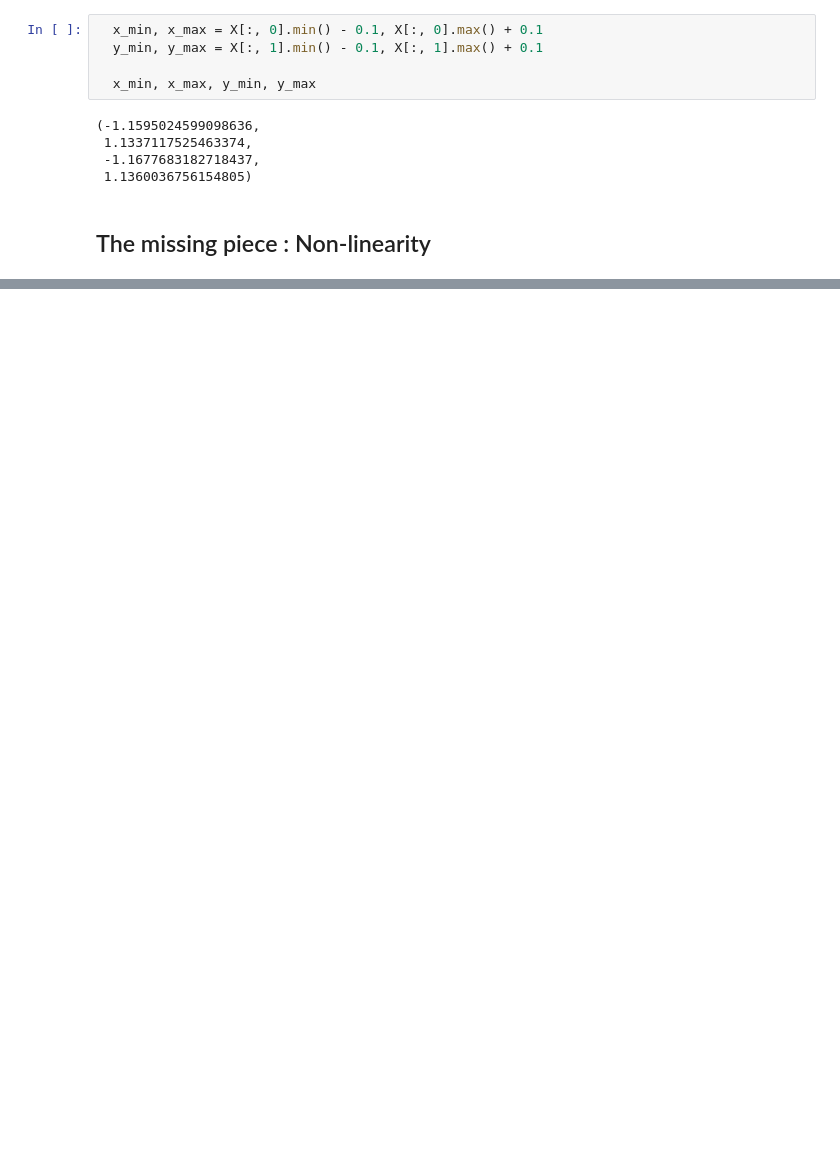
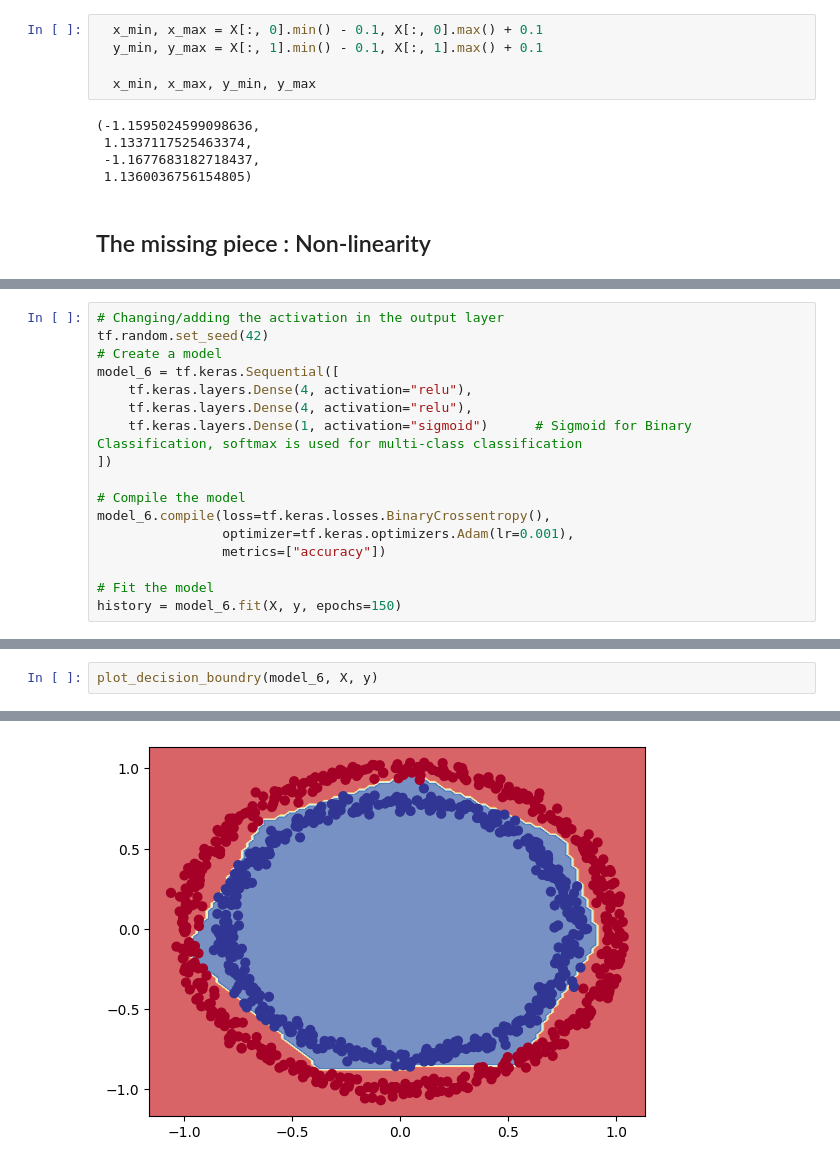
Before and after one commit to sagar2582/TensorFlow, a Jupyter notebook: 02_Neural_network_classification.ipynb, the cells around one changed output, grey strips where cells are left out. Saved outputs shown, nothing was run; the diff lists cells and outputs as text; blank space fills up the shorter version.

```diff
--- a/02_Neural_network_classification.ipynb
+++ b/02_Neural_network_classification.ipynb
@@ -249,0 +301,17 @@ Epoch 100/100
+# %%
+# Changing/adding the activation in the output layer
+tf.random.set_seed(42)
+# Create a model
+model_6 = tf.keras.Sequential([
+    tf.keras.layers.Dense(4, activation="relu"),
+    tf.keras.layers.Dense(4, activation="relu"),
+    tf.keras.layers.Dense(1, activation="sigmoid")      # Sigmoid for Binary Classification, softmax is used for multi-class classification
+])
+
+# Compile the model
+model_6.compile(loss=tf.keras.losses.BinaryCrossentropy(),
+                optimizer=tf.keras.optimizers.Adam(lr=0.001),
+                metrics=["accuracy"])
+
+# Fit the model
+history = model_6.fit(X, y, epochs=150)
@@ -249,0 +337,3 @@ Epoch 100/100
+# %%
+plot_decision_boundry(model_6, X, y)
+# %% [output]
@@ -249,0 +342 @@ Epoch 100/100
+[figure, added]
```
Also changed, not shown: parts of 11 cells of this notebook.
